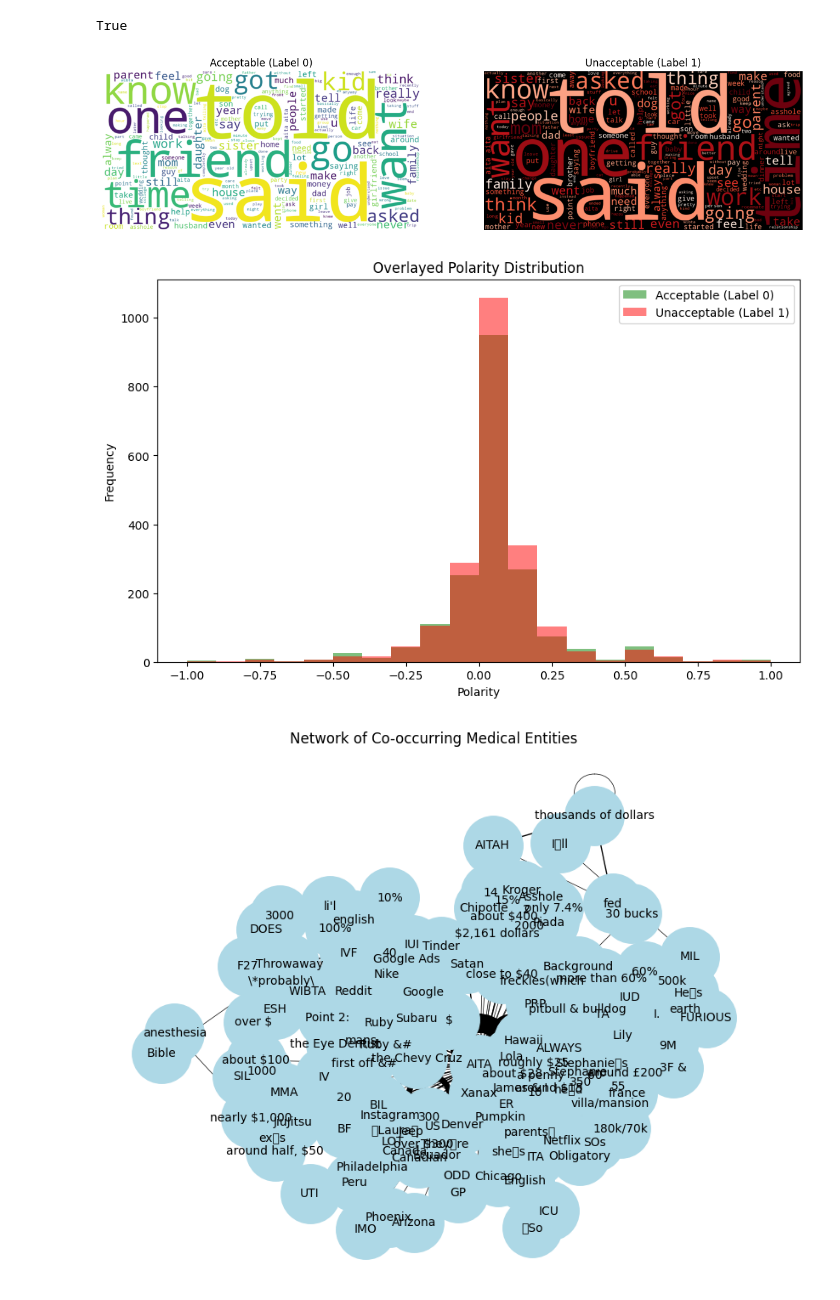
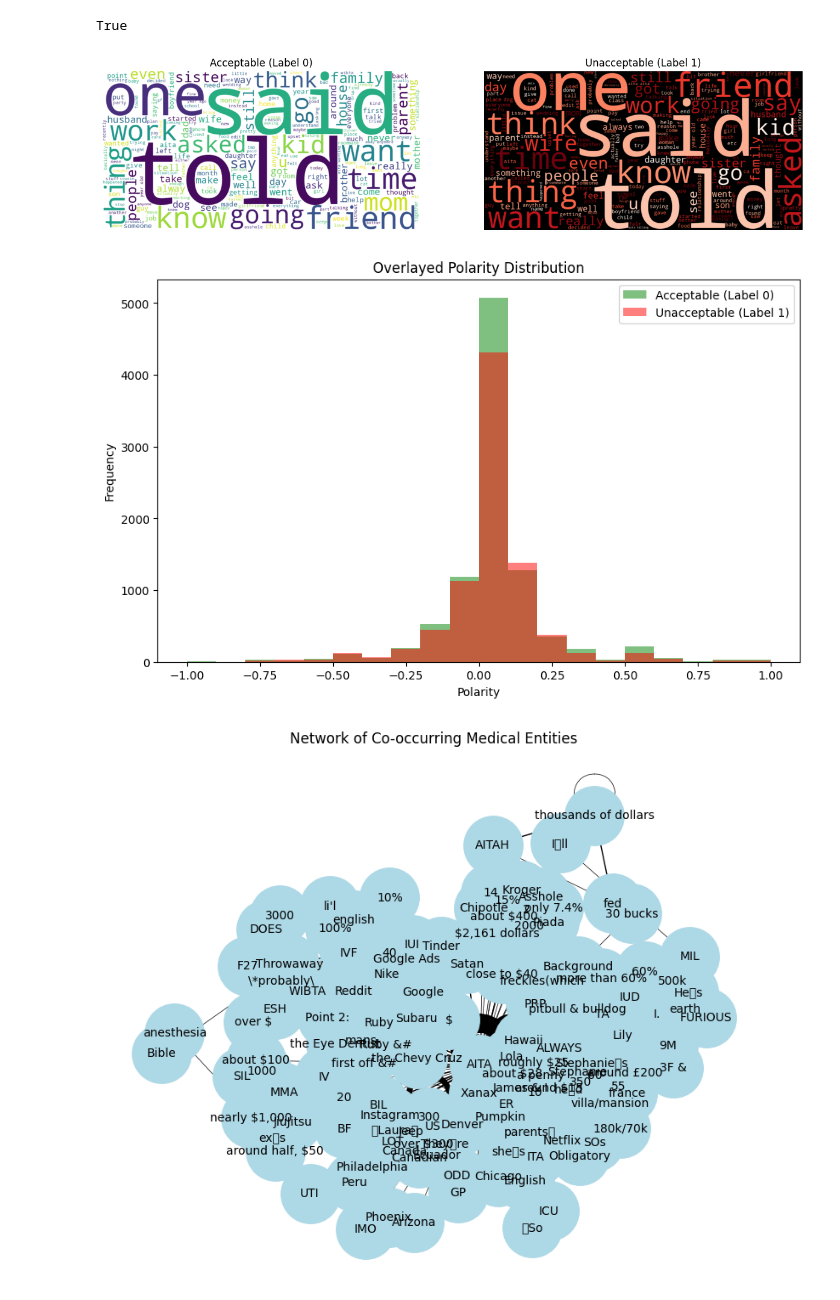
Before and after one commit to shelly-serafimovich/Data-analysis-and-presentation-laboratory---HW1---00094295, a Jupyter notebook: ML_Moral_Judgment_and_Liability_Project.ipynb, the cells around one changed output. Drawn from its saved outputs; the diff is of its cells as text; code cells hidden in the pictures.

```diff
--- a/ML_Moral_Judgment_and_Liability_Project.ipynb
+++ b/ML_Moral_Judgment_and_Liability_Project.ipynb
@@ -70,0 +81,36 @@ weighted avg       0.95      0.94      0.94      3964
+# %%
+from sklearn.feature_extraction.text import CountVectorizer, TfidfVectorizer, TfidfTransformer
+from sklearn.svm import SVC
+from sklearn.ensemble import RandomForestClassifier
+# from tensorflow.keras.models import Sequential
+# from tensorflow.keras.layers import Dense, Dropout
+# from sklearn.preprocessing import LabelEncoder
+
+moral_df = pd.read_csv('/content/Merged_Dataset.csv')
+train_df = pd.read_csv('/content/train1_dataset.csv')
+test_df = pd.read_csv('/content/test1_dataset.csv')
+
+X_lem = preprocess_text(moral_df)
+y_lem= moral_df['label']
+
+# X_test = preprocess_text(test_df)
+# y_test= test_df['label']
+
+#fresh TTS
+X_train, X_test, y_train, y_test = train_test_split(X_lem, y_lem, test_size=0.20, random_state=20)
+
+# Instantiating TF-IDF vectorizer
+tfidf = TfidfVectorizer(stop_words='english')
+
+# Fitting to the train and test set
+X_train_tfidf = tfidf.fit_transform(X_train)
+X_test_tfidf = tfidf.transform(X_test)
+
+# Instantiating the model
+tfidf_log_reg_baseline = LogisticRegression(penalty='l2', class_weight='balanced', random_state=20, C=10)
+
+# Training the model
+tfidf_log_reg_baseline.fit(X_train_tfidf, y_train)
+
+# Making predictions
+tfidf_log_reg_test_preds = tfidf_log_reg_baseline.predict(X_test_tfidf)
@@ -219,36 +351,36 @@ def preprocess_text(text):
     return ' '.join(lemmatized)
 
 # Assuming train_data is loaded
 # Filter texts by label
-acceptable_texts = train_data[train_data['label'] == 0]['text']
-unacceptable_texts = train_data[train_data['label'] == 1]['text']
+acceptable_texts = moral_df[moral_df['label'] == 0]['text']
+unacceptable_texts = moral_df[moral_df['label'] == 1]['text']
 
 # Apply text preprocessing
 acceptable_combined = " ".join([preprocess_text(text) for text in acceptable_texts])
 unacceptable_combined = " ".join([preprocess_text(text) for text in unacceptable_texts])
 
 # Create WordCloud objects
 wordcloud_acceptable = WordCloud(width=800, height=400, background_color='white').generate(acceptable_combined)
 wordcloud_unacceptable = WordCloud(width=800, height=400, background_color='black', colormap='Reds').generate(unacceptable_combined)
 
 # Display the generated Word Clouds
 plt.figure(figsize=(15, 7))
 
 # Word Cloud for acceptable texts
 plt.subplot(1, 2, 1)  # 1 row, 2 columns, 1st subplot
 plt.imshow(wordcloud_acceptable, interpolation='bilinear')
 plt.title('Acceptable (Label 0)')
 plt.axis("off")
 
 # Word Cloud for unacceptable texts
 plt.subplot(1, 2, 2)  # 1 row, 2 columns, 2nd subplot
 plt.imshow(wordcloud_unacceptable, interpolation='bilinear')
 plt.title('Unacceptable (Label 1)')
 plt.axis("off")
 
 plt.show()
 # %% [output]
-[figure, old version]
+[figure, new version]
 # %%
 import pandas as pd
 from textblob import TextBlob
@@ -260,11 +392,11 @@ def compute_polarity(text):
     return TextBlob(text).sentiment.polarity
 
 # Apply the function to compute polarity
-train_data['polarity'] = train_data['text'].apply(compute_polarity)
+moral_df['polarity'] = moral_df['text'].apply(compute_polarity)
 
 # Filter polarity scores by label
-acceptable_polarity = train_data[train_data['label'] == 0]['polarity']
-unacceptable_polarity = train_data[train_data['label'] == 1]['polarity']
+acceptable_polarity = moral_df[moral_df['label'] == 0]['polarity']
+unacceptable_polarity = moral_df[moral_df['label'] == 1]['polarity']
 
 # Plotting the distribution of polarity scores
 plt.figure(figsize=(10, 6))
@@ -280,7 +412,7 @@ plt.legend(loc='upper right')
 
 plt.show()
 # %% [output]
-[figure, old version]
+[figure, new version]
 # %%
 import spacy
 import networkx as nx
```
Also changed, not shown: parts of 13 cells of this notebook.
